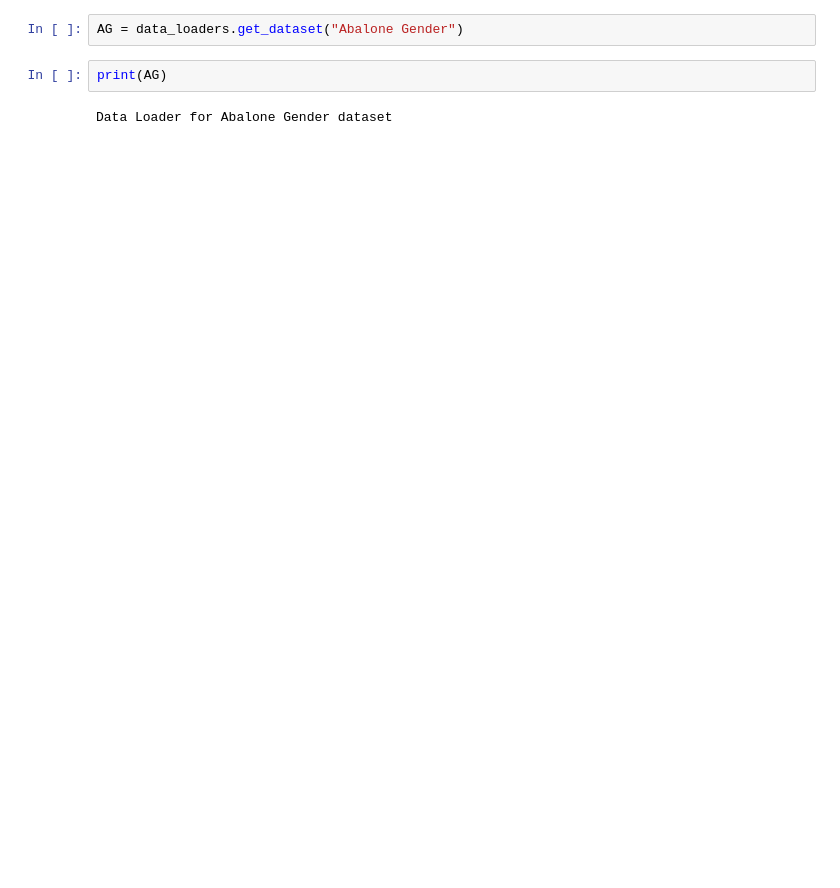
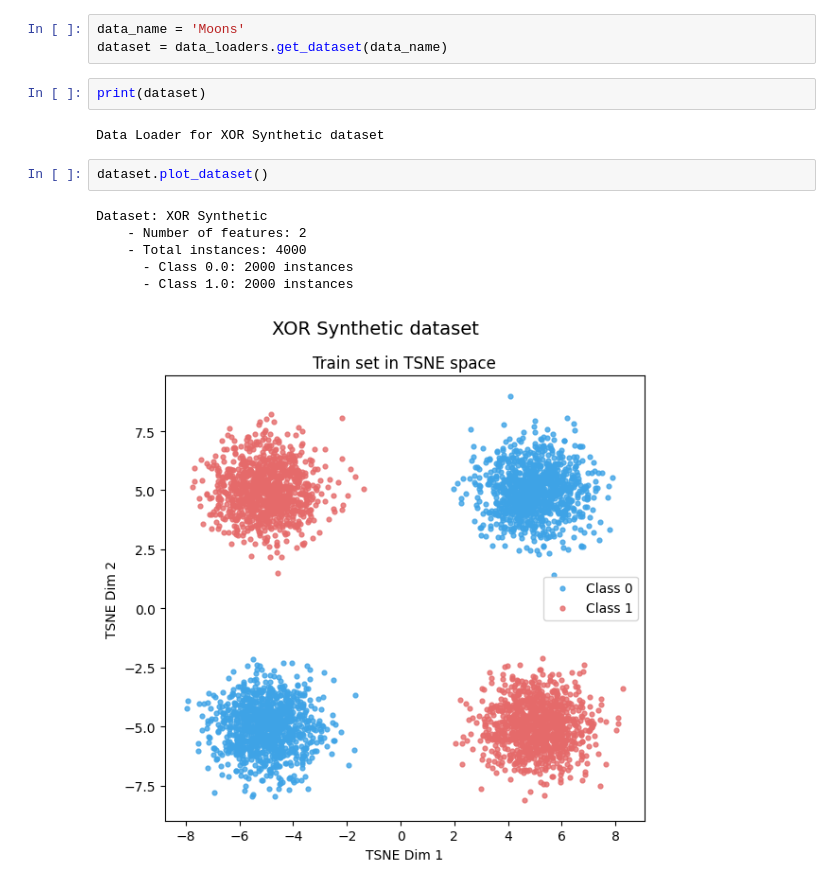
Before and after one commit to mattclifford1/toy_datasets, a Jupyter notebook: examples.ipynb, the cells around one changed output. Saved outputs shown, nothing was run; the diff lists cells and outputs as text; blank space fills up the shorter version.

Commit message:
moons

```diff
--- a/examples.ipynb
+++ b/examples.ipynb
@@ -22,8 +26,18 @@ data_loaders.get_available_dataset_list()
  'Sonar Rocks vs Mines',
  'Wheat Seeds']
 # %%
-AG = data_loaders.get_dataset("Abalone Gender")
+data_name = 'Moons'
+dataset = data_loaders.get_dataset(data_name)
 # %%
-print(AG)
+print(dataset)
 # %% [output]
-Data Loader for Abalone Gender dataset
+Data Loader for XOR Synthetic dataset
+# %%
+dataset.plot_dataset()
+# %% [output]
+Dataset: XOR Synthetic
+    - Number of features: 2
+    - Total instances: 4000
+      - Class 0.0: 2000 instances
+      - Class 1.0: 2000 instances
+[figure, added]
```
Also changed, not shown: parts of 2 cells of this notebook, 4 other files.
